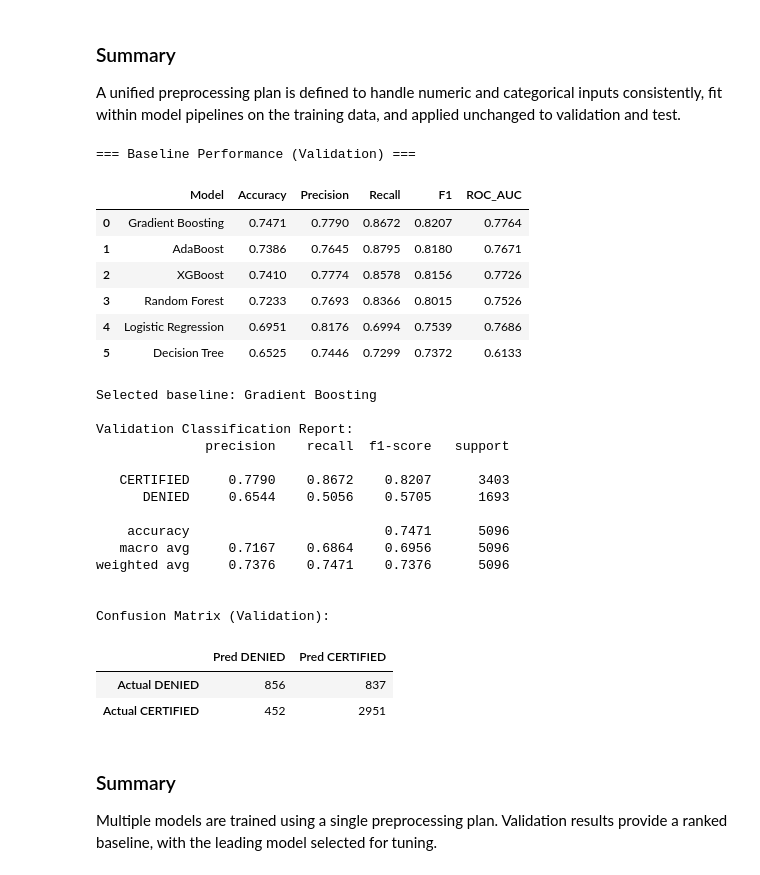
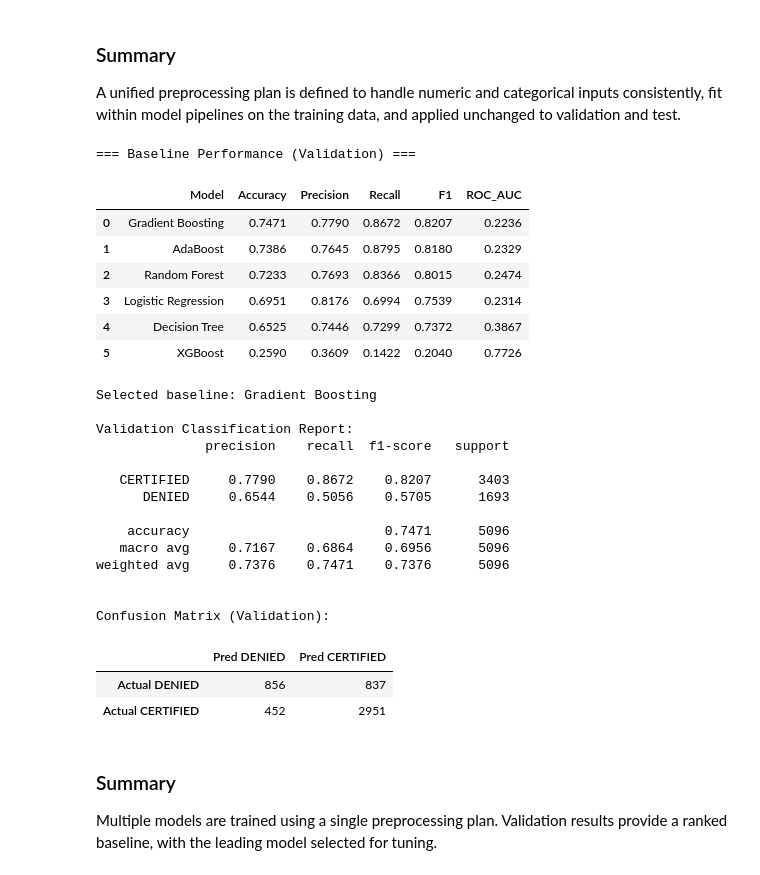
Before and after one commit to EvagAIML/CASE-Visa-Applicant-Screening, a Jupyter notebook: Copy_of_EasyVisa_Full_Code_Notebook_(2)_(1).ipynb, the cells around one changed output. Cells and saved outputs as stored; diff of their text form; code cells hidden in the pictures.

```diff
--- a/Copy_of_EasyVisa_Full_Code_Notebook_(2)_(1).ipynb
+++ b/Copy_of_EasyVisa_Full_Code_Notebook_(2)_(1).ipynb
@@ -699,6 +699,7 @@ from sklearn.metrics import (accuracy_score, precision_score, recall_score, f1_s
 from sklearn.linear_model import LogisticRegression
 from sklearn.tree import DecisionTreeClassifier
 from sklearn.ensemble import RandomForestClassifier, GradientBoostingClassifier, AdaBoostClassifier
+from sklearn.preprocessing import LabelEncoder
 
 xgb_available = False
 try:
@@ -706,6 +707,13 @@ try:
     xgb_available = True
 except Exception:
     pass
+
+# Encode the target variable for models that require numerical labels (like XGBoost)
+le = LabelEncoder()
+y_train_enc = le.fit_transform(y_train)
+y_valid_enc = le.transform(y_valid)
+y_test_enc = le.transform(y_test)
+
 
 def make_pipeline(estimator):
     return Pipeline(steps=[("pre", preprocessor), ("clf", estimator)])
@@ -749,7 +757,7 @@ for name, pipe in pipelines.items():
             pos_idx = classes.index("CERTIFIED") if "CERTIFIED" in classes else None
             if pos_idx is not None:
                 y_prob = pipe.predict_proba(X_valid)[:, pos_idx]
-                auc = roc_auc_score(y_valid_enc, y_prob)
+                auc = roc_auc_score(y_valid, y_prob)
             else:
                 auc = np.nan
         else:
@@ -762,39 +770,39 @@ for name, pipe in pipelines.items():
 
     rows.append([name, acc, prec, rec, f1, auc])
     fitted[name] = pipe
 
 baseline_results = (pd.DataFrame(rows, columns=["Model","Accuracy","Precision","Recall","F1","ROC_AUC"])
                     .sort_values(by=["F1","ROC_AUC"], ascending=False)
                     .reset_index(drop=True))
 
 print("=== Baseline Performance (Validation) ===")
 display(baseline_results.round(4))
 
 best_baseline_name = baseline_results.iloc[0]["Model"]
 best_baseline_pipe = fitted[best_baseline_name]
 print(f"Selected baseline: {best_baseline_name}")
 
 # Detailed validation report
 y_pred_best = (np.where(best_baseline_pipe.predict_proba(X_valid)[:,1] >= 0.5, "CERTIFIED", "DENIED")
                if best_baseline_name == "XGBoost"
                else best_baseline_pipe.predict(X_valid))
 
 print("\nValidation Classification Report:")
 print(classification_report(y_valid, y_pred_best, digits=4))
 
 cm = confusion_matrix(y_valid, y_pred_best, labels=["DENIED","CERTIFIED"])
 cm_df = pd.DataFrame(cm, index=["Actual DENIED","Actual CERTIFIED"], columns=["Pred DENIED","Pred CERTIFIED"])
 print("\nConfusion Matrix (Validation):")
 display(cm_df)
 # %% [output]
 === Baseline Performance (Validation) ===
 |  | Model | Accuracy | Precision | Recall | F1 | ROC_AUC |
-| 0 | Gradient Boosting | 0.7471 | 0.7790 | 0.8672 | 0.8207 | 0.7764 |
-| 1 | AdaBoost | 0.7386 | 0.7645 | 0.8795 | 0.8180 | 0.7671 |
-| 2 | XGBoost | 0.7410 | 0.7774 | 0.8578 | 0.8156 | 0.7726 |
-| 3 | Random Forest | 0.7233 | 0.7693 | 0.8366 | 0.8015 | 0.7526 |
-| 4 | Logistic Regression | 0.6951 | 0.8176 | 0.6994 | 0.7539 | 0.7686 |
-| 5 | Decision Tree | 0.6525 | 0.7446 | 0.7299 | 0.7372 | 0.6133 |
+| 0 | Gradient Boosting | 0.7471 | 0.7790 | 0.8672 | 0.8207 | 0.2236 |
+| 1 | AdaBoost | 0.7386 | 0.7645 | 0.8795 | 0.8180 | 0.2329 |
+| 2 | Random Forest | 0.7233 | 0.7693 | 0.8366 | 0.8015 | 0.2474 |
+| 3 | Logistic Regression | 0.6951 | 0.8176 | 0.6994 | 0.7539 | 0.2314 |
+| 4 | Decision Tree | 0.6525 | 0.7446 | 0.7299 | 0.7372 | 0.3867 |
+| 5 | XGBoost | 0.2590 | 0.3609 | 0.1422 | 0.2040 | 0.7726 |
 Selected baseline: Gradient Boosting
 
 Validation Classification Report:
```
Also changed, not shown: parts of 1 cell of this notebook.
